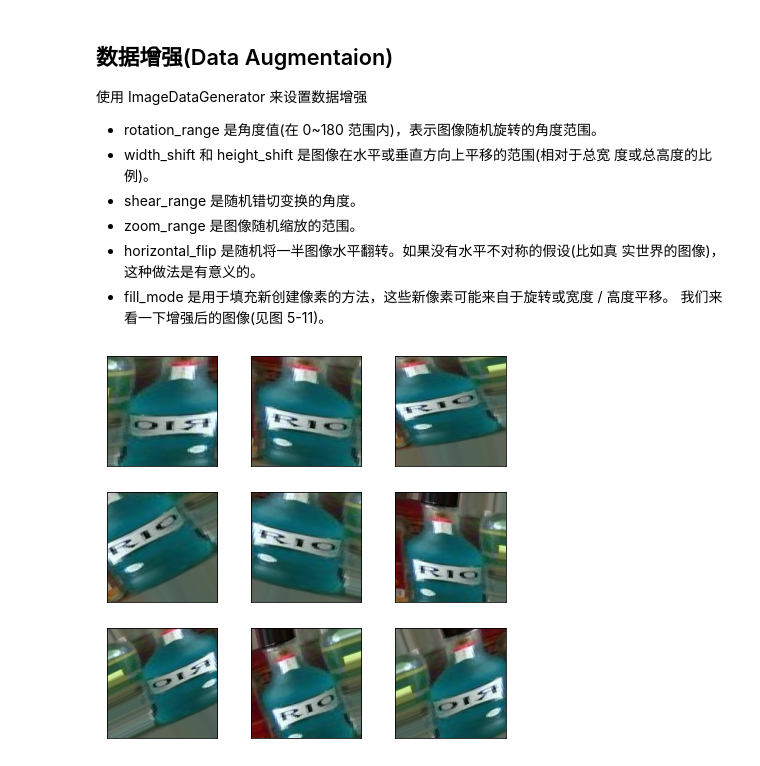
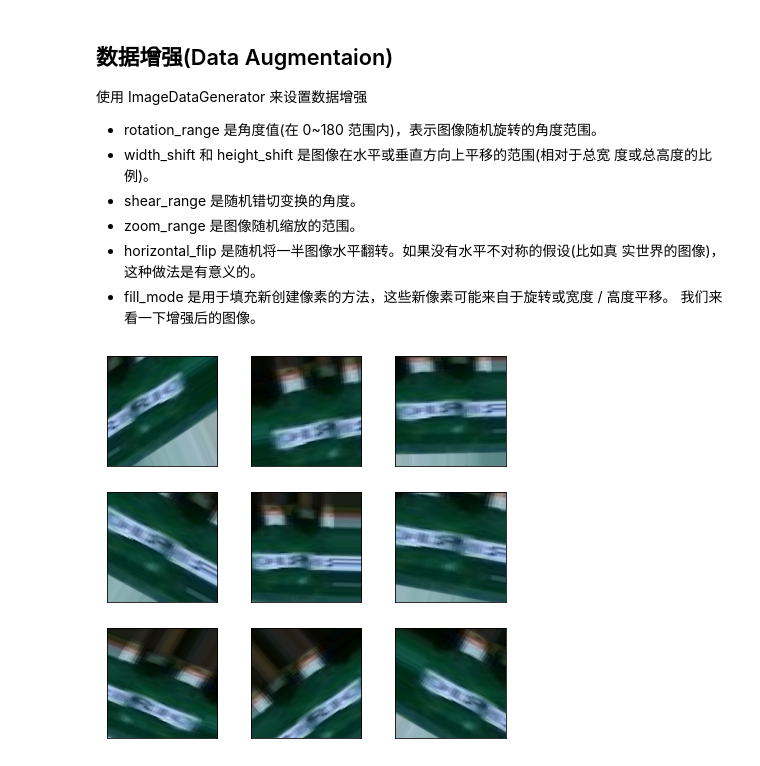
Before and after one commit to DjangoPeng/tensorflow-101, a Jupyter notebook: experts/code_sample/chapter-7/data_augmentation.ipynb, the cells around one changed output. Drawn from its saved outputs; the diff is of its cells as text; code cells hidden in the pictures.

```diff
--- a/experts/code_sample/chapter-7/data_augmentation.ipynb
+++ b/experts/code_sample/chapter-7/data_augmentation.ipynb
@@ -9,7 +9,7 @@
 * zoom_range 是图像随机缩放的范围。
 * horizontal_flip 是随机将一半图像水平翻转。如果没有水平不对称的假设(比如真
 实世界的图像)，这种做法是有意义的。
-* fill_mode 是用于填充新创建像素的方法，这些新像素可能来自于旋转或宽度 / 高度平移。 我们来看一下增强后的图像(见图 5-11)。
+* fill_mode 是用于填充新创建像素的方法，这些新像素可能来自于旋转或宽度 / 高度平移。 我们来看一下增强后的图像。
 # %%
 from tensorflow.keras.preprocessing.image import ImageDataGenerator
 
@@ -25,32 +25,32 @@ datagen = ImageDataGenerator(
 from tensorflow.keras.preprocessing import image
 
 import os
 import matplotlib.pyplot as plt
 
 train_dataset_path = "data/train/"
 
 train_rio_dir = f"{train_dataset_path}RIO蓝"
 fnames = [f'{train_rio_dir}/{fname}'
           for fname in os.listdir(train_rio_dir)]
 
-img_path = fnames[0]
+img_path = fnames[-1]
 img = image.load_img(img_path, target_size=(150, 150))
 
 x = image.img_to_array(img)
 
 x = x.reshape((1,) + x.shape)
 
 # 绘制9张随机增强后的图像
 fig = plt.figure(figsize=(6,6))
 for i, batch in enumerate(datagen.flow(x, batch_size=1)):
     plt.subplot(3,3, i+1)
     plt.tight_layout() # 自动适配子图尺寸
     plt.imshow(image.array_to_img(batch[0]))
     plt.xticks([]) # 删除x轴标记
     plt.yticks([]) # 删除y轴标记
     if i == 8:
         break
 
 plt.show()
 # %% [output]
-[figure, old version]
+[figure, new version]
```
Also changed, not shown: parts of 1 cell of this notebook, 3 other files.
